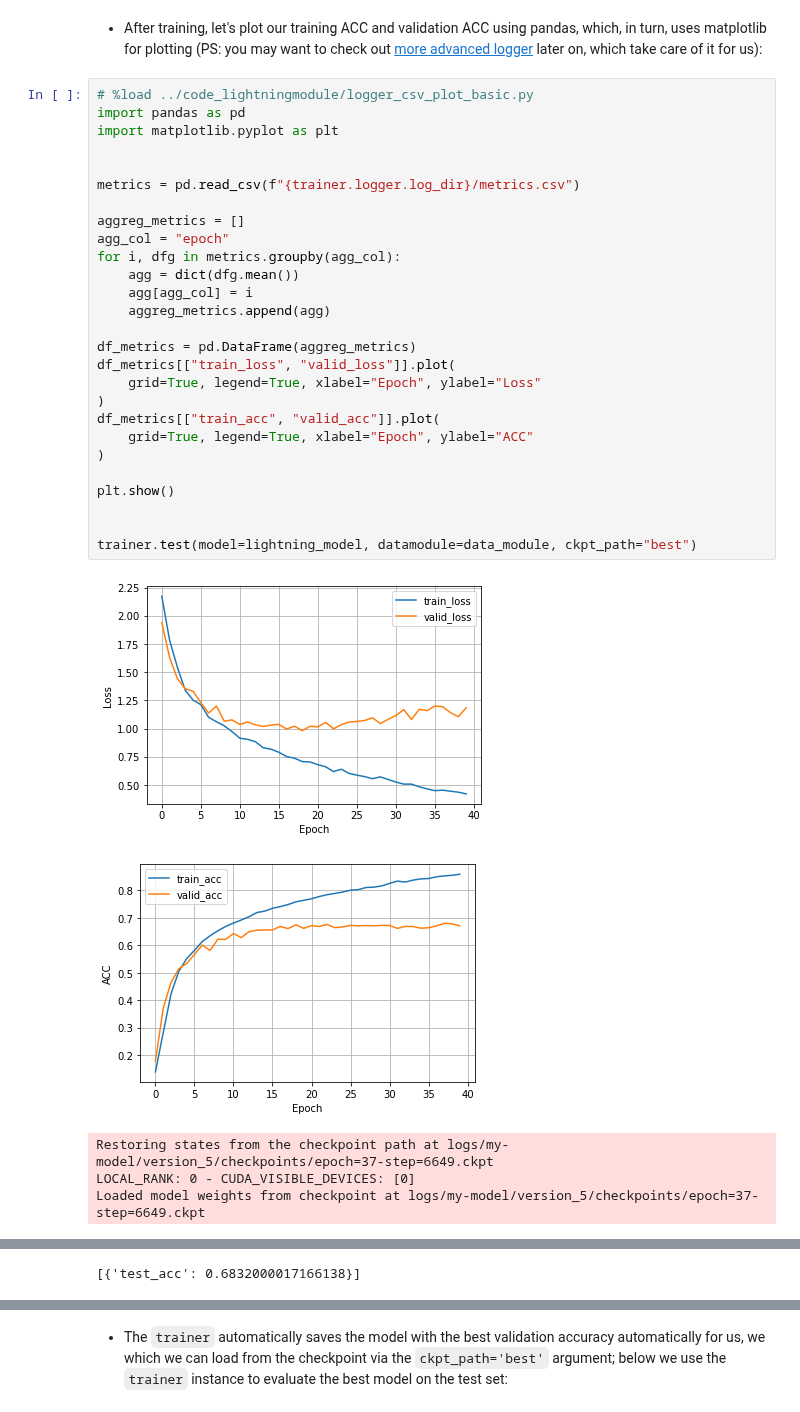
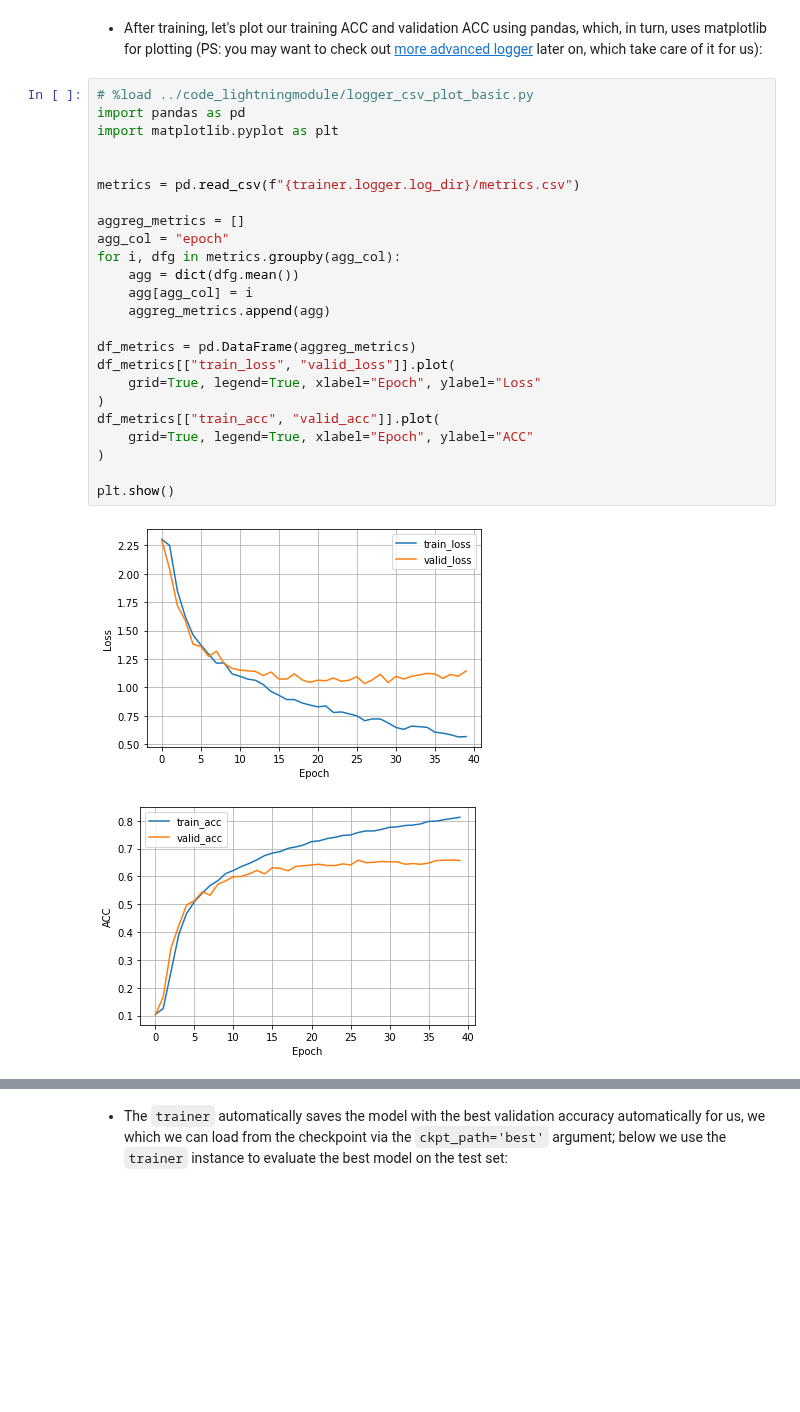
Before and after one commit to rasbt/deeplearning-models, a Jupyter notebook: pytorch-lightning_ipynb_new/cnn/cnn-alexnet-cifar10.ipynb, the cells around one changed output, grey strips where cells are left out. Drawn from its saved outputs; the diff is of its cells as text; blank space fills up the shorter version.

```diff
--- a/pytorch-lightning_ipynb_new/cnn/cnn-alexnet-cifar10.ipynb
+++ b/pytorch-lightning_ipynb_new/cnn/cnn-alexnet-cifar10.ipynb
@@ -458,33 +458,27 @@ Training took 12.28 min in total.
 # %%
 # %load ../code_lightningmodule/logger_csv_plot_basic.py
 import pandas as pd
 import matplotlib.pyplot as plt
 
 
 metrics = pd.read_csv(f"{trainer.logger.log_dir}/metrics.csv")
 
 aggreg_metrics = []
 agg_col = "epoch"
 for i, dfg in metrics.groupby(agg_col):
     agg = dict(dfg.mean())
     agg[agg_col] = i
     aggreg_metrics.append(agg)
 
 df_metrics = pd.DataFrame(aggreg_metrics)
 df_metrics[["train_loss", "valid_loss"]].plot(
     grid=True, legend=True, xlabel="Epoch", ylabel="Loss"
 )
 df_metrics[["train_acc", "valid_acc"]].plot(
     grid=True, legend=True, xlabel="Epoch", ylabel="ACC"
 )
 
 plt.show()
-
-
-trainer.test(model=lightning_model, datamodule=data_module, ckpt_path="best")
 # %% [output]
-[figure, old version]
+[figure, new version]
-[figure, old version]
+[figure, new version]
-Restoring states from the checkpoint path at logs/my-model/version_5/checkpoints/epoch=37-step=6649.ckpt
-LOCAL_RANK: 0 - CUDA_VISIBLE_DEVICES: [0]
-Loaded model weights from checkpoint at logs/my-model/version_5/checkpoints/epoch=37-step=6649.ckpt
@@ -495,4 +485,3 @@ DATALOADER:0 TEST RESULTS
-[{'test_acc': 0.6832000017166138}]
 [interactive output not drawn]
 # %% [markdown]
 - The `trainer` automatically saves the model with the best validation accuracy automatically for us, we which we can load from the checkpoint via the `ckpt_path='best'` argument; below we use the `trainer` instance to evaluate the best model on the test set:
```
Also changed, not shown: parts of 9 cells of this notebook, 4 other files.
